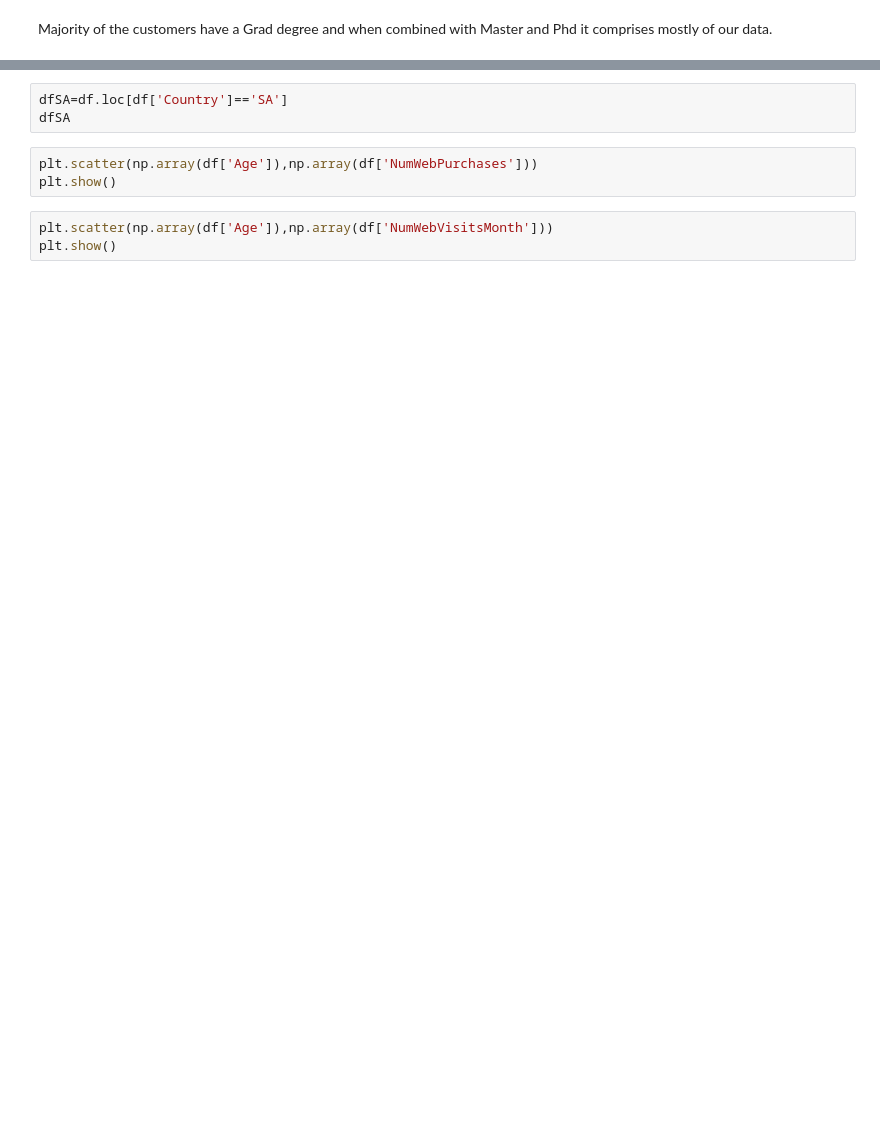
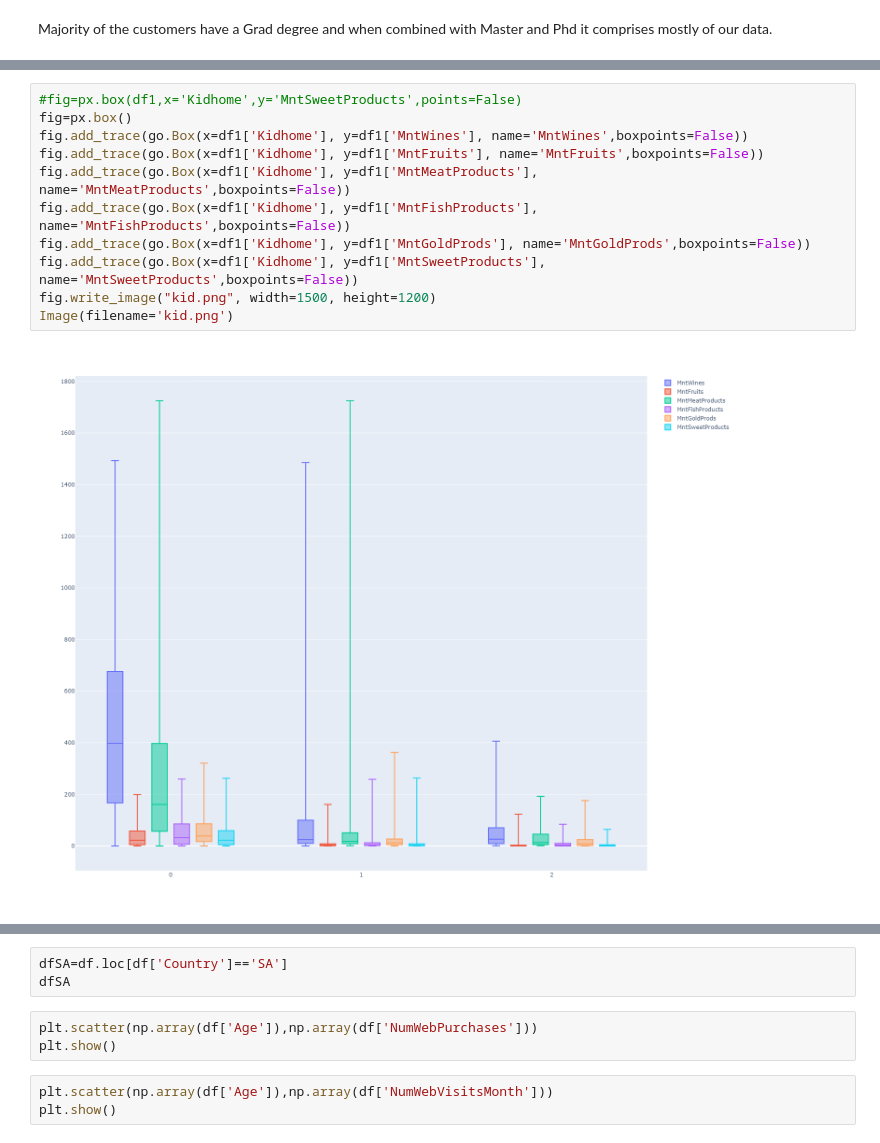
Before and after one commit to frax0n/Marketing-Analyis, a Jupyter notebook: Marketing Analytics .ipynb, the cells around one changed output, grey strips where cells are left out. Drawn from its saved outputs; the diff is of its cells as text; blank space fills up the shorter version.

```diff
--- a/Marketing Analytics .ipynb
+++ b/Marketing Analytics .ipynb
@@ -173,0 +210,13 @@ Majority of the customers have a Grad degree and when combined with Master and P
+# %%
+#fig=px.box(df1,x='Kidhome',y='MntSweetProducts',points=False)
+fig=px.box()
+fig.add_trace(go.Box(x=df1['Kidhome'], y=df1['MntWines'], name='MntWines',boxpoints=False))
+fig.add_trace(go.Box(x=df1['Kidhome'], y=df1['MntFruits'], name='MntFruits',boxpoints=False))
+fig.add_trace(go.Box(x=df1['Kidhome'], y=df1['MntMeatProducts'], name='MntMeatProducts',boxpoints=False))
+fig.add_trace(go.Box(x=df1['Kidhome'], y=df1['MntFishProducts'], name='MntFishProducts',boxpoints=False))
+fig.add_trace(go.Box(x=df1['Kidhome'], y=df1['MntGoldProds'], name='MntGoldProds',boxpoints=False))
+fig.add_trace(go.Box(x=df1['Kidhome'], y=df1['MntSweetProducts'], name='MntSweetProducts',boxpoints=False))
+fig.write_image("kid.png", width=1500, height=1200)
+Image(filename='kid.png')
+# %% [output]
+[figure, added]
```
Also changed, not shown: parts of 19 cells of this notebook, 9 other files.
